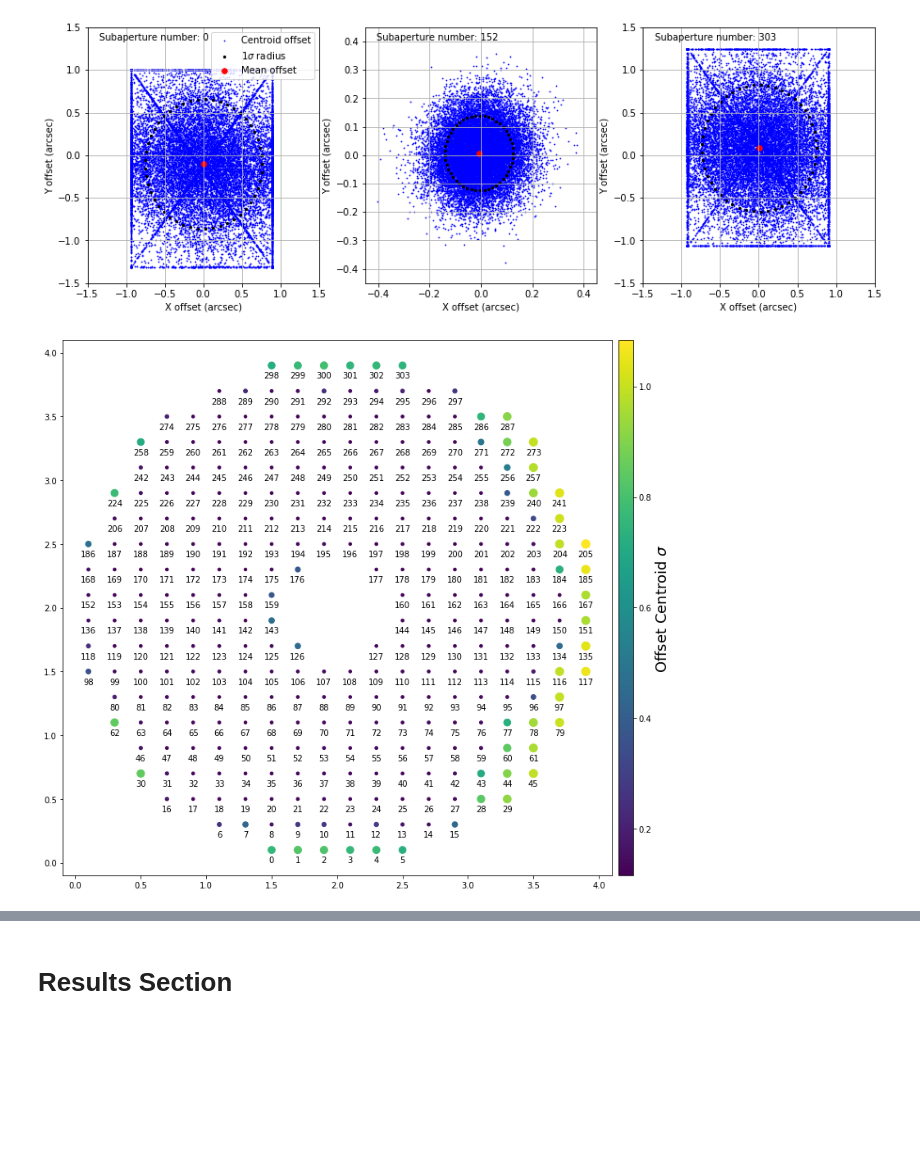
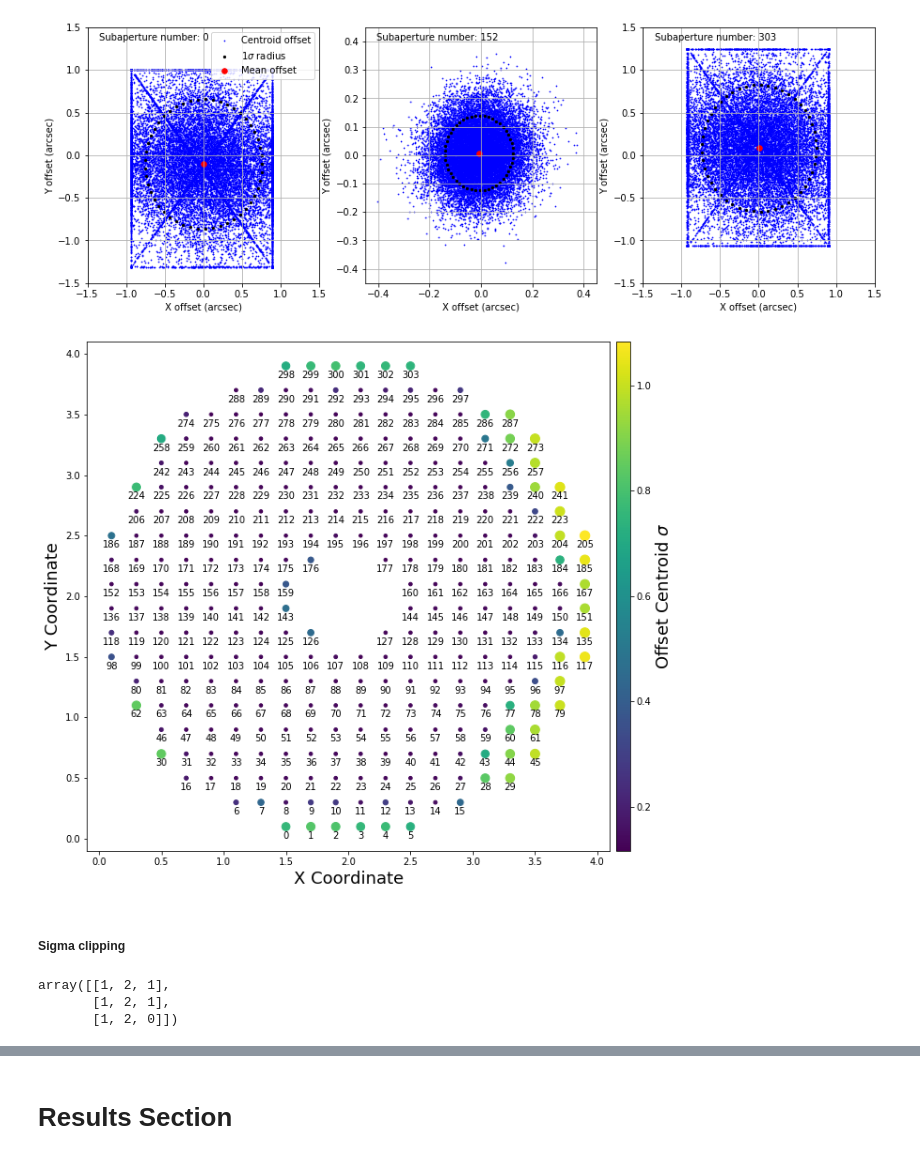
Before and after one commit to eramey16/berkeley_research, a Jupyter notebook: Keck_Performance/Analyzing_Long_Term_Performance.ipynb, the cells around one changed output, grey strips where cells are left out. Cells and saved outputs as stored; diff of their text form; code cells hidden in the pictures; blank space fills up the shorter version.

```diff
--- a/Keck_Performance/Analyzing_Long_Term_Performance.ipynb
+++ b/Keck_Performance/Analyzing_Long_Term_Performance.ipynb
@@ -255,6 +255,18 @@ p_util.plot_lenslets(data, [0, 152, 303], shape=(1,3), xlim={152:(-.45,.45)})
 # %% [output]
 [figure]
 # %%
-p_util.plot_array(data)
+p_util.plot_array(testfile1, save=True)
 # %% [output]
-[figure, old version]
+[figure, new version]
+# %% [markdown]
+##### Sigma clipping
+# %%
+test = np.array([[1, 1, 1], [1, 2, 1], [1, 1, 7]])
+q = sigma_clip(test)
+a = q.filled(0)
+a[:, 0:2] = (1, 2)
+a
+# %% [output]
+array([[1, 2, 1],
+       [1, 2, 1],
+       [1, 2, 0]])
```
Also changed, not shown: parts of 8 cells of this notebook, 12 other files.
